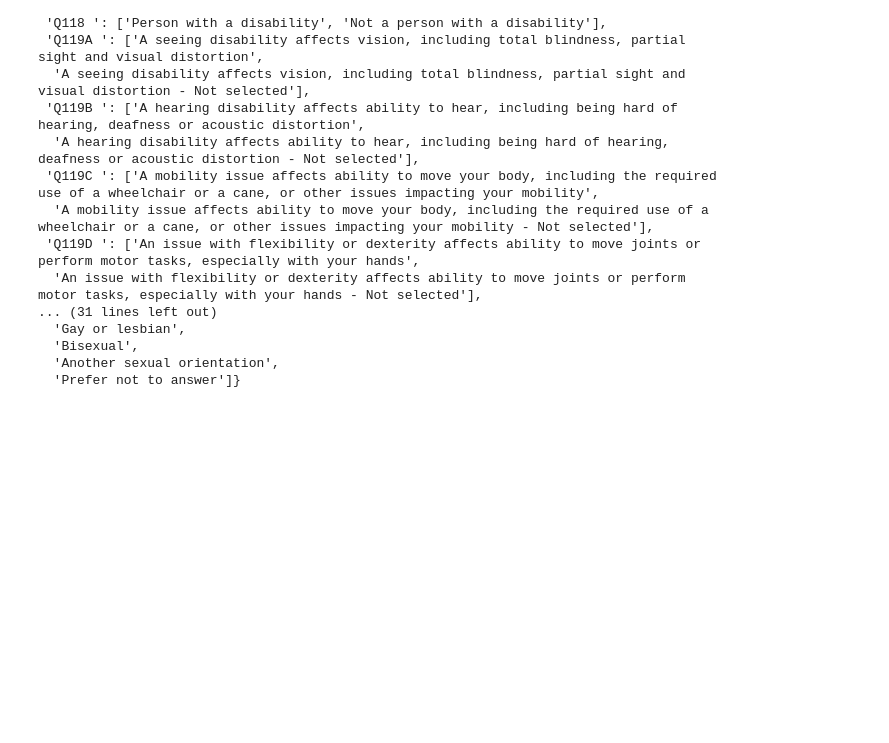
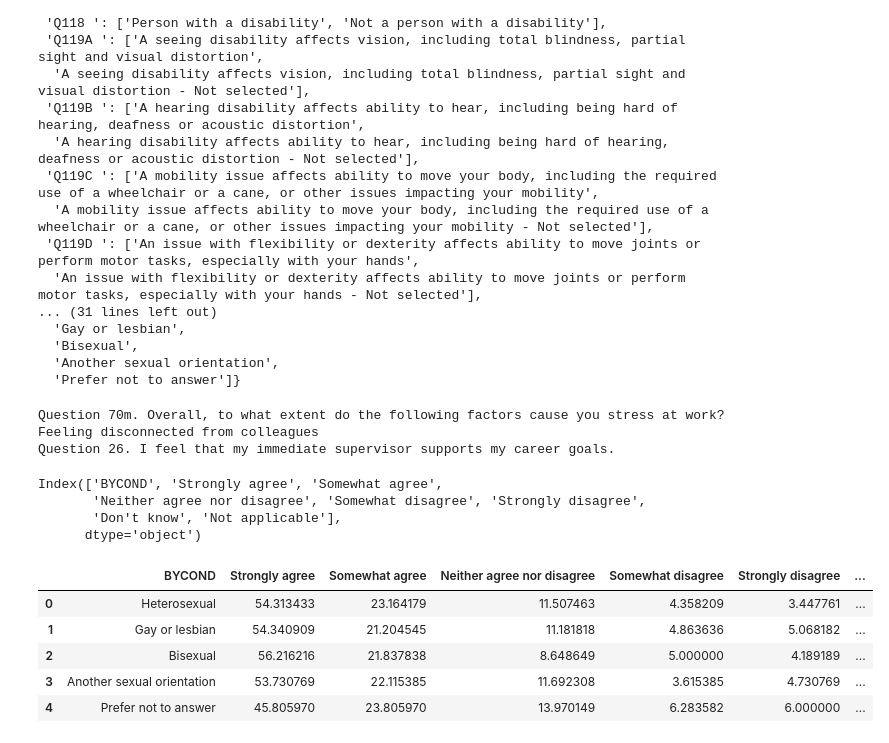
Before and after one commit to Sunnyc317/CanDev-equity_groups_talent_mobilization-, a Jupyter notebook: data_challenge.ipynb, the cells around one changed output. Cells and saved outputs as stored; diff of their text form; code cells hidden in the pictures; blank space fills up the shorter version.

```diff
--- a/data_challenge.ipynb
+++ b/data_challenge.ipynb
@@ -315,7 +310,7 @@ def get_demo_descrip(demo_codes):
 # get data frame results for a question
 def get_results(q, demo_code):
     # get men, women and gender diverse answer pools for a question on average across all dept
-    idx_cols = get_demo_descrip(df_emp_survey.query(f"BYCOND_2 == '{demo_code}' and QUESTION == '{q}'").groupby('BYCOND').mean()[ans_cols].index)
+    idx_cols = get_demo_descrip(df_emp_survey.query(f"BYCOND_2 == '{demo_code}' and QUESTION == '{q}'").groupby('BYCOND').mean()[ans_cols+['MOST_POSITIVE_OR_LEAST_NEGATIVE','NEUTRAL_OR_MIDDLE_CATEGORY','MOST_NEGATIVE_OR_LEAST_POSITIVE']].index)
     df_resp_score = df_emp_survey.query(f"BYCOND_2 == '{demo_code}' and QUESTION == '{q}'").groupby('BYCOND').mean()[ans_cols]
     responses = get_responses(q)
 
@@ -434,0 +448,35 @@ fig.show()
+# %%
+# show the above distribution for Each demographic group, with the question asked. and their responses
+print(dict_questions['Q70m'])
+df_tree_map = get_results('Q70m',uniq_by_cond_2[7]).reset_index()
+fig = px.treemap(df_tree_map, path=[px.Constant("Question Types"), 'BYCOND'], values=df_tree_map.columns[5], color=df_tree_map.columns[5]
+                                    ,color_continuous_scale='GnBu')
+fig.update_layout(margin = dict(t=50, l=25, r=25, b=25))
+fig.show()
+
+# show the above distribution for Each demographic group, with the question asked. and their responses
+print(dict_questions['Q26'])
+df_tree_map = get_results('Q26',uniq_by_cond_2[7]).reset_index()
+fig = px.treemap(df_tree_map, path=[px.Constant("Question Types"), 'BYCOND'], values=df_tree_map.columns[5], color=df_tree_map.columns[5]
+                                    ,color_continuous_scale='GnBu')
+fig.update_layout(margin = dict(t=50, l=25, r=25, b=25))
+fig.show()
+# %% [output]
+Question 70m. Overall, to what extent do the following factors cause you stress at work? Feeling disconnected from colleagues
+Question 26. I feel that my immediate supervisor supports my career goals.
+# %%
+df_tree_map.columns
+# %% [output]
+Index(['BYCOND', 'Strongly agree', 'Somewhat agree',
+       'Neither agree nor disagree', 'Somewhat disagree', 'Strongly disagree',
+       'Don't know', 'Not applicable'],
+      dtype='object')
+# %%
+get_results('Q26',uniq_by_cond_2[7]).reset_index()
+# %% [output]
+|  | BYCOND | Strongly agree | Somewhat agree | Neither agree nor disagree | Somewhat disagree | Strongly disagree | ... |
+| 0 | Heterosexual | 54.313433 | 23.164179 | 11.507463 | 4.358209 | 3.447761 | ... |
+| 1 | Gay or lesbian | 54.340909 | 21.204545 | 11.181818 | 4.863636 | 5.068182 | ... |
+| 2 | Bisexual | 56.216216 | 21.837838 | 8.648649 | 5.000000 | 4.189189 | ... |
+| 3 | Another sexual orientation | 53.730769 | 22.115385 | 11.692308 | 3.615385 | 4.730769 | ... |
+| 4 | Prefer not to answer | 45.805970 | 23.805970 | 13.970149 | 6.283582 | 6.000000 | ... |
```
Also changed, not shown: parts of 12 cells of this notebook.
